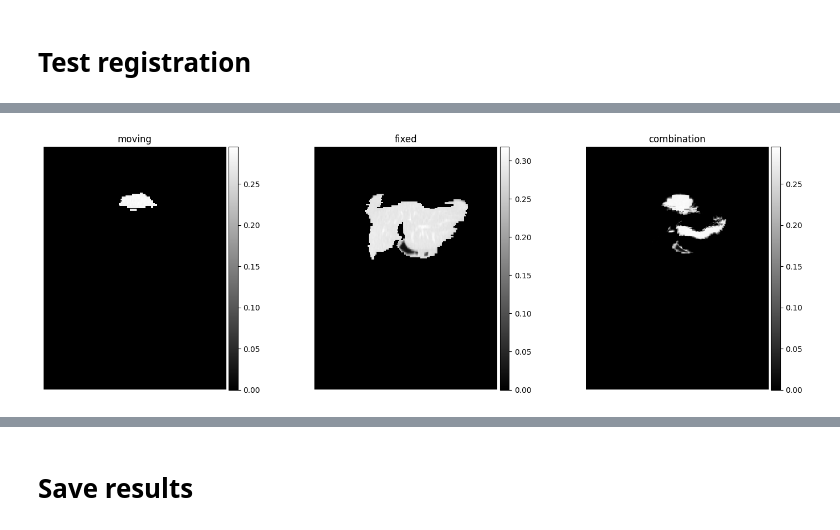
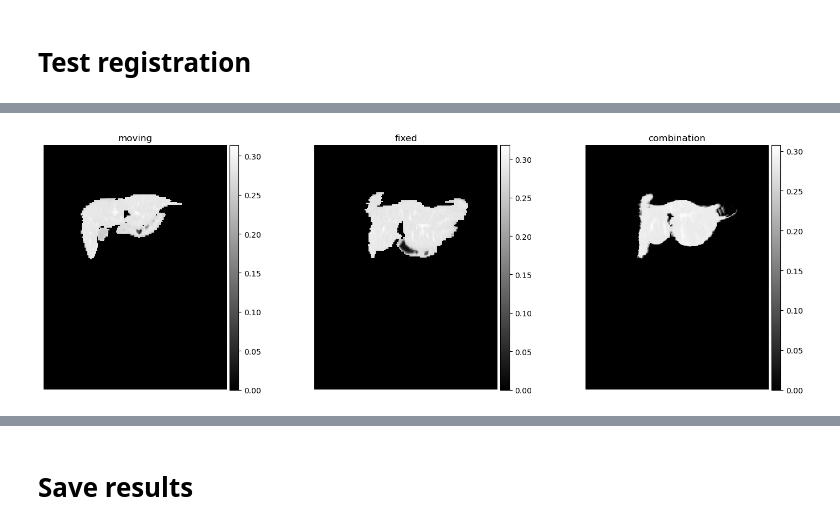
Before and after one commit to tdiepenb/MedicalImageRegistration, a Jupyter notebook: AbdomenCTCT/AbdomenCTCT_single_organ_combination_test.ipynb, the cells around one changed output, grey strips where cells are left out. Drawn from its saved outputs; the diff is of its cells as text; code cells hidden in the pictures.

Commit message:
finish test notebooks

```diff
--- a/AbdomenCTCT/AbdomenCTCT_single_organ_combination_test.ipynb
+++ b/AbdomenCTCT/AbdomenCTCT_single_organ_combination_test.ipynb
@@ -228,39 +217,42 @@ test_input = next(test_generator)
+# %%
+# get test sample
+test_input = test_data_generator(test_images, test_labels, 1 ,2)
 # %%
 def predict_organs(input):
     each_org_transformation = []
 
     for organ in tqdm(legend_labels):
-        fixed_input = np.zeros_like(input[0])
-        fixed_input[input[1] == organ] = input[0][input[1] == organ]
-        moving_input = np.zeros_like(input[2])
-        moving_input[input[3] == organ] = input[2][input[3] == organ]
+        moving_input = np.zeros_like(input[0])
+        moving_input[input[1] == organ] = input[0][input[1] == organ]
+        fixed_input = np.zeros_like(input[2])
+        fixed_input[input[3] == organ] = input[2][input[3] == organ]
 
         if organ == 1:
-            test_pred = tuple(spleen_model.predict((fixed_input, moving_input),verbose=0))
+            test_pred = tuple(spleen_model.predict((moving_input, fixed_input),verbose=0))
         elif organ == 2:
-            test_pred = tuple(rkidney_model.predict((fixed_input, moving_input),verbose=0))
+            test_pred = tuple(rkidney_model.predict((moving_input, fixed_input),verbose=0))
         elif organ == 3:
-            test_pred = tuple(lkidney_model.predict((fixed_input, moving_input),verbose=0))
+            test_pred = tuple(lkidney_model.predict((moving_input, fixed_input),verbose=0))
         elif organ == 4:
-            test_pred = tuple(gbladder_model.predict((fixed_input, moving_input),verbose=0))
+            test_pred = tuple(gbladder_model.predict((moving_input, fixed_input),verbose=0))
         elif organ == 5:
-            test_pred = tuple(esophagus_model.predict((fixed_input, moving_input),verbose=0))
+            test_pred = tuple(esophagus_model.predict((moving_input, fixed_input),verbose=0))
         elif organ == 6:
-            test_pred = tuple(liver_model.predict((fixed_input, moving_input),verbose=0))
+            test_pred = tuple(liver_model.predict((moving_input, fixed_input),verbose=0))
         elif organ == 7:
-            test_pred = tuple(stomach_model.predict((fixed_input, moving_input),verbose=0))
+            test_pred = tuple(stomach_model.predict((moving_input, fixed_input),verbose=0))
         elif organ == 8:
-            test_pred = tuple(aorta_model.predict((fixed_input, moving_input),verbose=0))
+            test_pred = tuple(aorta_model.predict((moving_input, fixed_input),verbose=0))
         elif organ == 9:
-            test_pred = tuple(ivc_model.predict((fixed_input, moving_input),verbose=0))
+            test_pred = tuple(ivc_model.predict((moving_input, fixed_input),verbose=0))
         elif organ == 10:
-            test_pred = tuple(pandsvein_model.predict((fixed_input, moving_input),verbose=0))
+            test_pred = tuple(pandsvein_model.predict((moving_input, fixed_input),verbose=0))
         elif organ == 11:
-            test_pred = tuple(pancreas_model.predict((fixed_input, moving_input),verbose=0))
+            test_pred = tuple(pancreas_model.predict((moving_input, fixed_input),verbose=0))
         elif organ == 12:
-            test_pred = tuple(ladrenalgland_model.predict((fixed_input, moving_input),verbose=0))
+            test_pred = tuple(ladrenalgland_model.predict((moving_input, fixed_input),verbose=0))
         else:
-            test_pred = tuple(radrenalgland_model.predict((fixed_input, moving_input),verbose=0))
+            test_pred = tuple(radrenalgland_model.predict((moving_input, fixed_input),verbose=0))
 
         each_org_transformation.append(test_pred[0][0])
 
@@ -275,15 +264,15 @@ WARNING:tensorflow:6 out of the last 6 calls to <function Model.make_predict_fun
 # %%
-fixed = np.zeros_like(test_input[0])
-fixed[test_input[1] > 0] = test_input[0][test_input[1] > 0]
-moving = np.zeros_like(test_input[2])
-moving[test_input[3] > 0] = test_input[2][test_input[3] > 0]
+moving = np.zeros_like(test_input[0])
+moving[test_input[1] > 0] = test_input[0][test_input[1] > 0]
+fixed = np.zeros_like(test_input[2])
+fixed[test_input[3] > 0] = test_input[2][test_input[3] > 0]
 
 # view result
 images = [moving[0,depth], fixed[0,depth], combination[0,depth]]
 titles = ['moving', 'fixed', 'combination']
 ne.plot.slices(images, titles=titles, cmaps=['gray'], do_colorbars=True);
 # %% [output]
-[figure, old version]
+[figure, new version]
 # %%
 def dice_score_tf(y_true, y_pred, smooth=1e-6):
     binary_y_true = tf.cast(y_true > 0, tf.float32)
```
Also changed, not shown: parts of 12 cells of this notebook, 2 other files.
